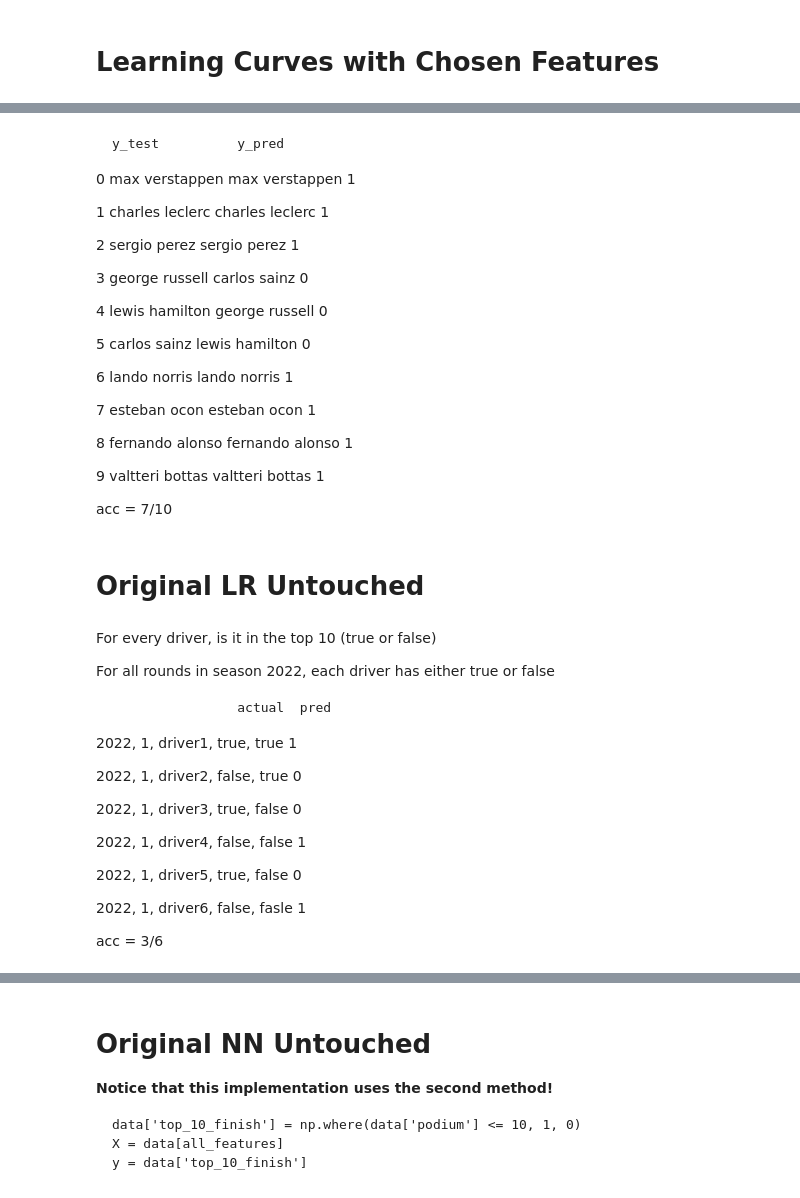
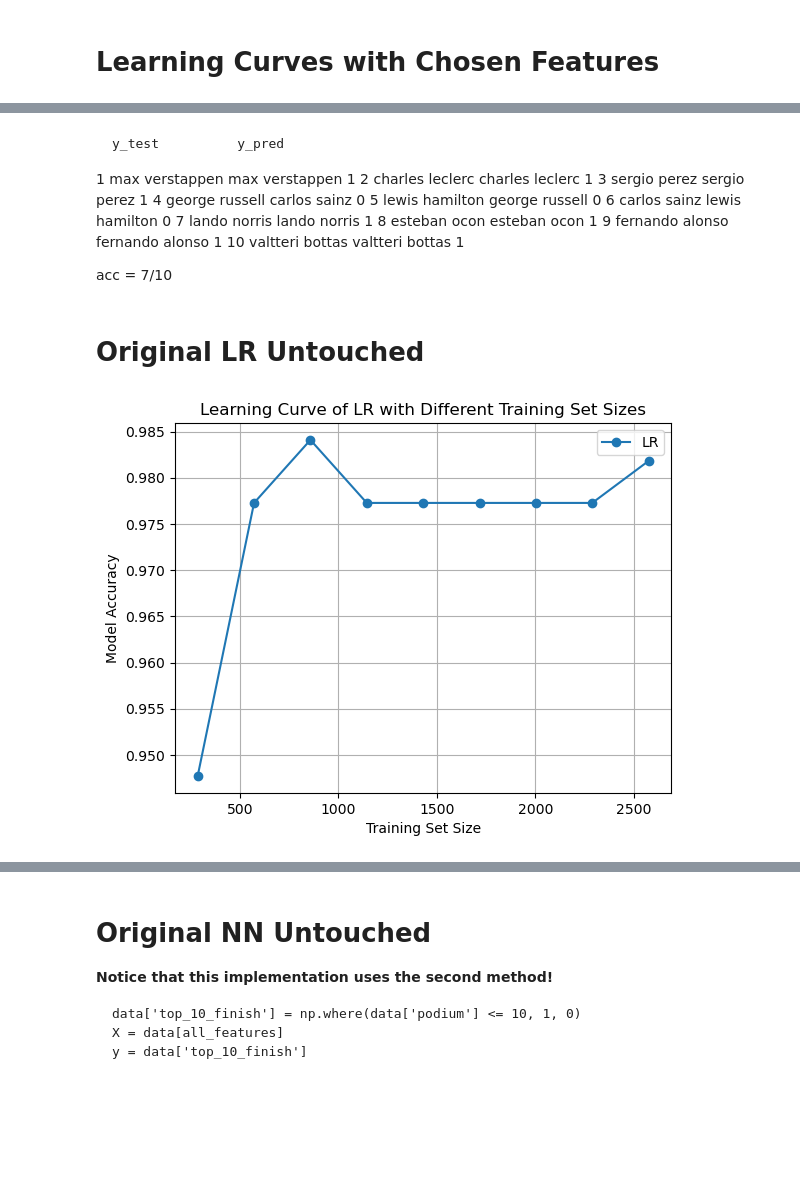
Before and after one commit to MauriceChiu7/573-f1, a Jupyter notebook: f1_models.ipynb, the cells around one changed output, grey strips where cells are left out. Cells and saved outputs as stored; diff of their text form; code cells hidden in the pictures; blank space fills up the shorter version.

```diff
--- a/f1_models.ipynb
+++ b/f1_models.ipynb
@@ -437,25 +486,15 @@ plt.show()
 # %% [markdown]
 	y_test	        y_pred
-
-0	max verstappen	max verstappen  1
-
-1	charles leclerc	charles leclerc 1
-
-2	sergio perez	sergio perez    1
-
-3	george russell	carlos sainz    0
-
-4	lewis hamilton	george russell  0
-
-5	carlos sainz	lewis hamilton  0
-
-6	lando norris	lando norris    1
-
-7	esteban ocon	esteban ocon    1
-
-8	fernando alonso	fernando alonso 1
-
-9	valtteri bottas	valtteri bottas 1
+1	max verstappen	max verstappen  1
+2	charles leclerc	charles leclerc 1
+3	sergio perez	sergio perez    1
+4	george russell	carlos sainz    0
+5	lewis hamilton	george russell  0
+6	carlos sainz	lewis hamilton  0
+7	lando norris	lando norris    1
+8	esteban ocon	esteban ocon    1
+9	fernando alonso	fernando alonso 1
+10	valtteri bottas	valtteri bottas 1
 
 acc = 7/10
 # %% [markdown]
@@ -493,12 +532,16 @@ def lr(X_train, y_train, X_test, y_test):
 
     return (y_pred, accuracy, top_10_finishers)
 
-features = [
-    'season', 'round', 'driver_points', 'driver_standings_pos', 'driver_wins',
-    'constructor_points', 'constructor_standings_pos', 'constructor_wins',
-    'fp_pos_1', 'fp_time_1', 'fp_pos_2', 'fp_time_2', 'fp_pos_3', 'fp_time_3',
-    'weather_cloudy', 'weather_cold', 'weather_dry', 'weather_warm', 'weather_wet'
-]
+# features = [
+#     'season', 'round', 'driver_points', 'driver_standings_pos', 'driver_wins',
+#     'constructor_points', 'constructor_standings_pos', 'constructor_wins',
+#     'fp_pos_1', 'fp_time_1', 'fp_pos_2', 'fp_time_2', 'fp_pos_3', 'fp_time_3',
+#     'weather_cloudy', 'weather_cold', 'weather_dry', 'weather_warm', 'weather_wet'
+# ]
+features = ['season', 'round', 'driver_points', 'driver_standings_pos', 'driver_wins',
+            'constructor_points', 'constructor_standings_pos', 'constructor_wins']
+additional_features = ['fp_pos_1', 'fp_time_1', 'fp_pos_2', 'fp_time_2', 'fp_pos_3', 'fp_time_3']
+features = features + additional_features
 
 data['season_end_top_10'] = data.groupby('season')['driver_points'].transform(lambda x: x >= x.nlargest(10).min())
 
@@ -510,50 +553,32 @@ y_train = y[data['season'] < 2022]
 X_test = X[data['season'] == 2022]
 y_test = y[data['season'] == 2022]
 
 X_train_partitions = np.array_split(X_train, 10) # for different train sizes
 y_train_partitions = np.array_split(y_train, 10) # for different train sizes
 
 lr_accs = []
 train_size = []
 X_train_var = pd.DataFrame()
 y_train_var = pd.DataFrame()
 for i in range(len(X_train_partitions)-1, 0, -1):
     X_train_var = pd.concat([X_train_var, pd.DataFrame(X_train_partitions[i])])
     y_train_var = pd.concat([y_train_var, pd.DataFrame(y_train_partitions[i])])
 
     X_train_var = X_train_var.sort_index()
     # print(X_train_var.shape)
     # display(X_train_var)
 
     (lr_pred, lr_acc, lr_top10) = lr(X_train_var, y_train_var, X_test, y_test)
     train_size.append(X_train_var.shape[0])
     lr_accs.append(lr_acc)
 
 plt.figure()
 plt.plot(train_size, lr_accs, marker='o', label='LR')
 plt.xlabel('Training Set Size')
 plt.ylabel('Model Accuracy')
 plt.legend()
 plt.title('Learning Curve of LR with Different Training Set Sizes')
 plt.grid(True)
 plt.show()
+# %% [output]
+[figure, added]
-# %% [markdown]
-For every driver, is it in the top 10 (true or false)
-
-For all rounds in season 2022, each driver has either true or false
-
-                    actual  pred
-
-2022, 1, driver1,   true,   true    1
-
-2022, 1, driver2,   false,  true    0
-
-2022, 1, driver3,   true,   false   0
-
-2022, 1, driver4,   false,  false   1
-
-2022, 1, driver5,   true,   false   0
-
-2022, 1, driver6,   false,  fasle   1
-
-acc = 3/6
```
Also changed, not shown: parts of 5 cells of this notebook.
